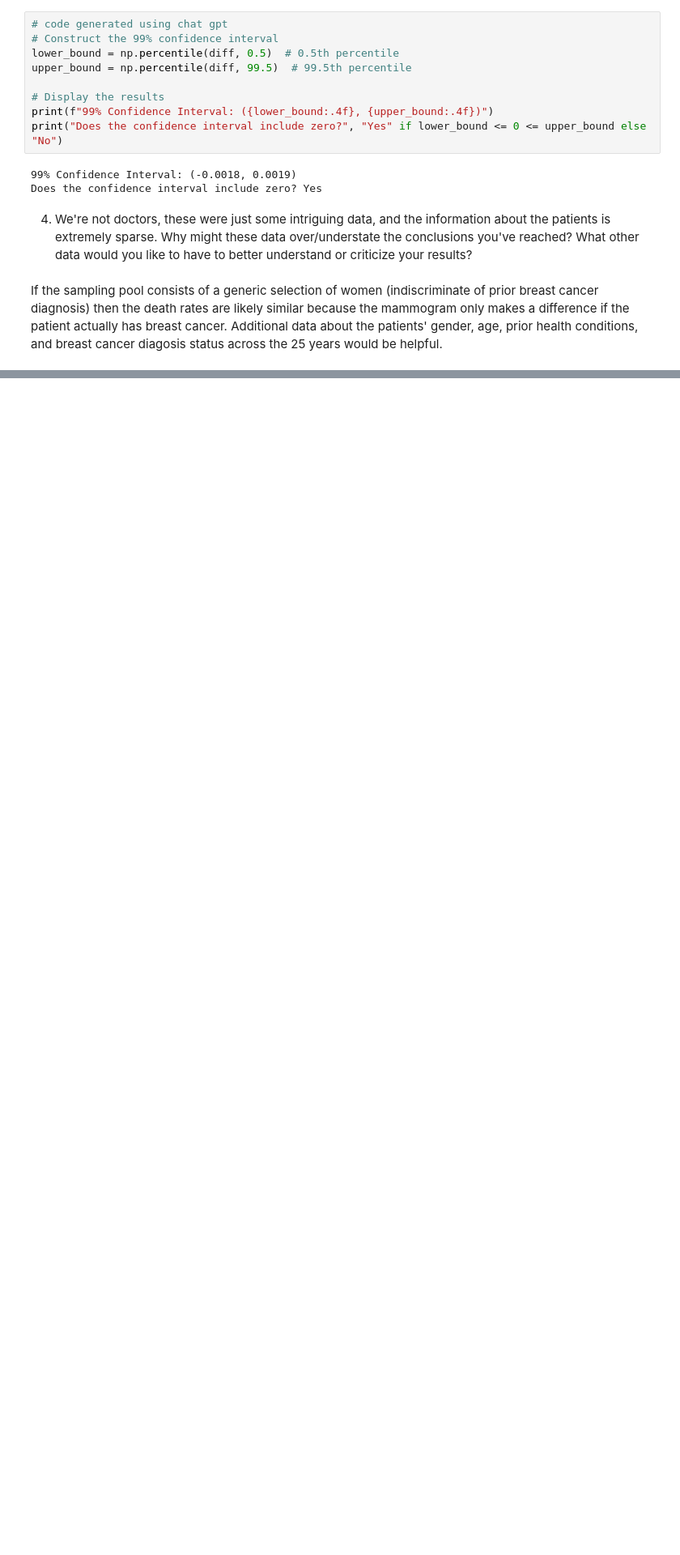
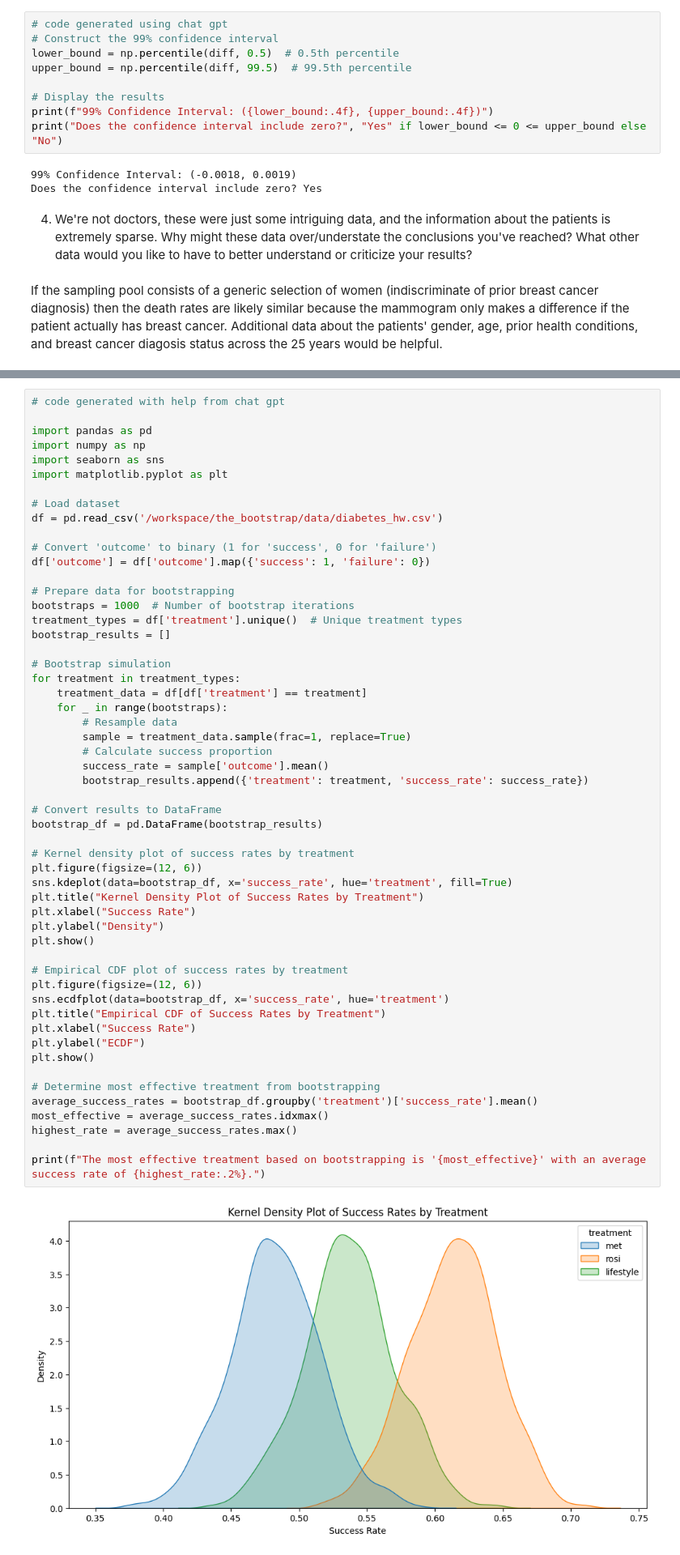
Before and after one commit to oak50/the_bootstrap, a Jupyter notebook: bootstrap_homework.ipynb, the cells around one changed output, grey strips where cells are left out. Shown at 81% size. Drawn from its saved outputs; the diff is of its cells as text; blank space fills up the shorter version.

```diff
--- a/bootstrap_homework.ipynb
+++ b/bootstrap_homework.ipynb
@@ -136,0 +190,56 @@ If the sampling pool consists of a generic selection of women (indiscriminate of
+# %%
+# code generated with help from chat gpt
+
+import pandas as pd
+import numpy as np
+import seaborn as sns
+import matplotlib.pyplot as plt
+
+# Load dataset
+df = pd.read_csv('/workspace/the_bootstrap/data/diabetes_hw.csv')
+
+# Convert 'outcome' to binary (1 for 'success', 0 for 'failure')
+df['outcome'] = df['outcome'].map({'success': 1, 'failure': 0})
+
+# Prepare data for bootstrapping
+bootstraps = 1000  # Number of bootstrap iterations
+treatment_types = df['treatment'].unique()  # Unique treatment types
+bootstrap_results = []
+
+# Bootstrap simulation
+for treatment in treatment_types:
+    treatment_data = df[df['treatment'] == treatment]
+    for _ in range(bootstraps):
+        # Resample data
+        sample = treatment_data.sample(frac=1, replace=True)
+        # Calculate success proportion
+        success_rate = sample['outcome'].mean()
+        bootstrap_results.append({'treatment': treatment, 'success_rate': success_rate})
+
+# Convert results to DataFrame
+bootstrap_df = pd.DataFrame(bootstrap_results)
+
+# Kernel density plot of success rates by treatment
+plt.figure(figsize=(12, 6))
+sns.kdeplot(data=bootstrap_df, x='success_rate', hue='treatment', fill=True)
+plt.title("Kernel Density Plot of Success Rates by Treatment")
+plt.xlabel("Success Rate")
+plt.ylabel("Density")
+plt.show()
+
+# Empirical CDF plot of success rates by treatment
+plt.figure(figsize=(12, 6))
+sns.ecdfplot(data=bootstrap_df, x='success_rate', hue='treatment')
+plt.title("Empirical CDF of Success Rates by Treatment")
+plt.xlabel("Success Rate")
+plt.ylabel("ECDF")
+plt.show()
+
+# Determine most effective treatment from bootstrapping
+average_success_rates = bootstrap_df.groupby('treatment')['success_rate'].mean()
+most_effective = average_success_rates.idxmax()
+highest_rate = average_success_rates.max()
+
+print(f"The most effective treatment based on bootstrapping is '{most_effective}' with an average success rate of {highest_rate:.2%}.")
+# %% [output]
+[figure, added]
```
Also changed, not shown: parts of 11 cells of this notebook.
